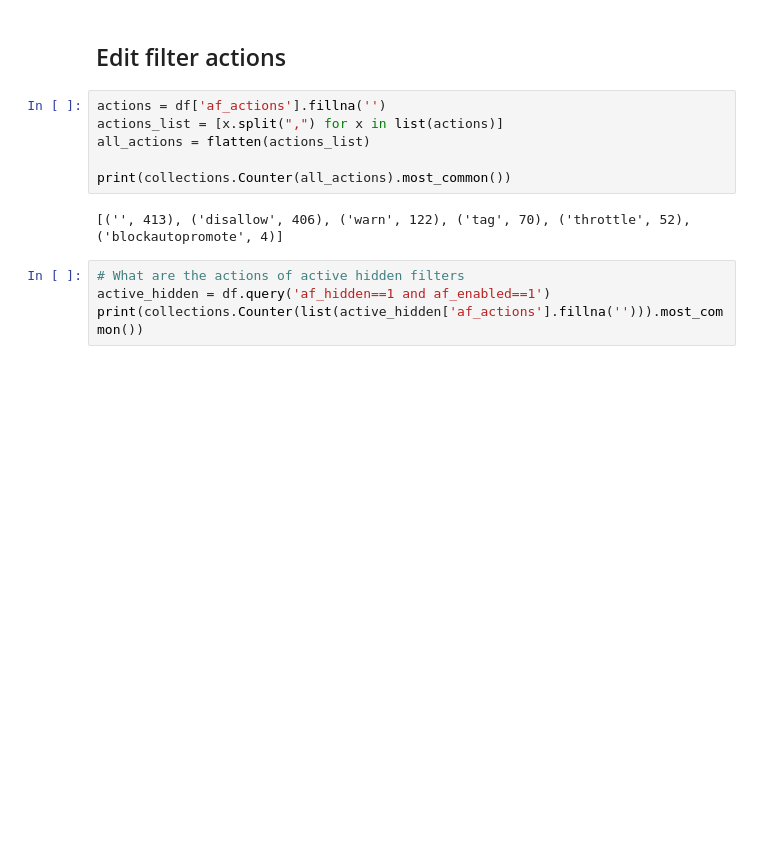
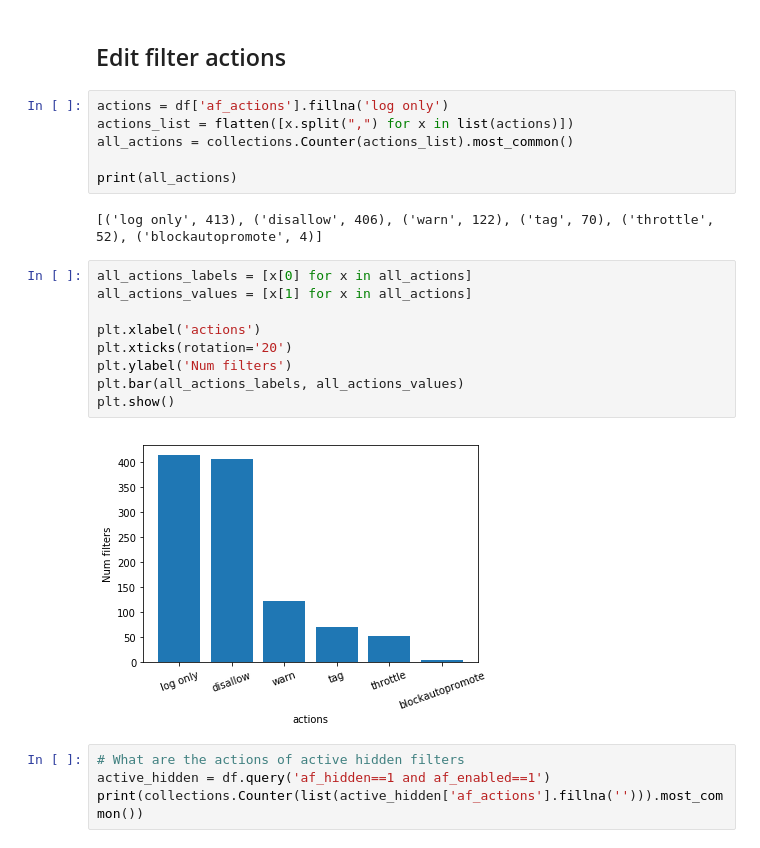
Before and after one commit to lusy/wikifilters, a Jupyter notebook: src/explore.ipynb, the cells around one changed output. Saved outputs shown, nothing was run; the diff lists cells and outputs as text; blank space fills up the shorter version.

Commit message:
Plot actions

```diff
--- a/src/explore.ipynb
+++ b/src/explore.ipynb
@@ -183,13 +183,24 @@ flatten = lambda x: list(itertools.chain.from_iterable(x))
 # %% [markdown]
 ## Edit filter actions
 # %%
-actions = df['af_actions'].fillna('')
-actions_list = [x.split(",") for x in list(actions)]
-all_actions = flatten(actions_list)
+actions = df['af_actions'].fillna('log only')
+actions_list = flatten([x.split(",") for x in list(actions)])
+all_actions = collections.Counter(actions_list).most_common()
 
-print(collections.Counter(all_actions).most_common())
+print(all_actions)
 # %% [output]
-[('', 413), ('disallow', 406), ('warn', 122), ('tag', 70), ('throttle', 52), ('blockautopromote', 4)]
+[('log only', 413), ('disallow', 406), ('warn', 122), ('tag', 70), ('throttle', 52), ('blockautopromote', 4)]
+# %%
+all_actions_labels = [x[0] for x in all_actions]
+all_actions_values = [x[1] for x in all_actions]
+
+plt.xlabel('actions')
+plt.xticks(rotation='20')
+plt.ylabel('Num filters')
+plt.bar(all_actions_labels, all_actions_values)
+plt.show()
+# %% [output]
+[figure, added]
 # %%
 # What are the actions of active hidden filters
 active_hidden = df.query('af_hidden==1 and af_enabled==1')
```
